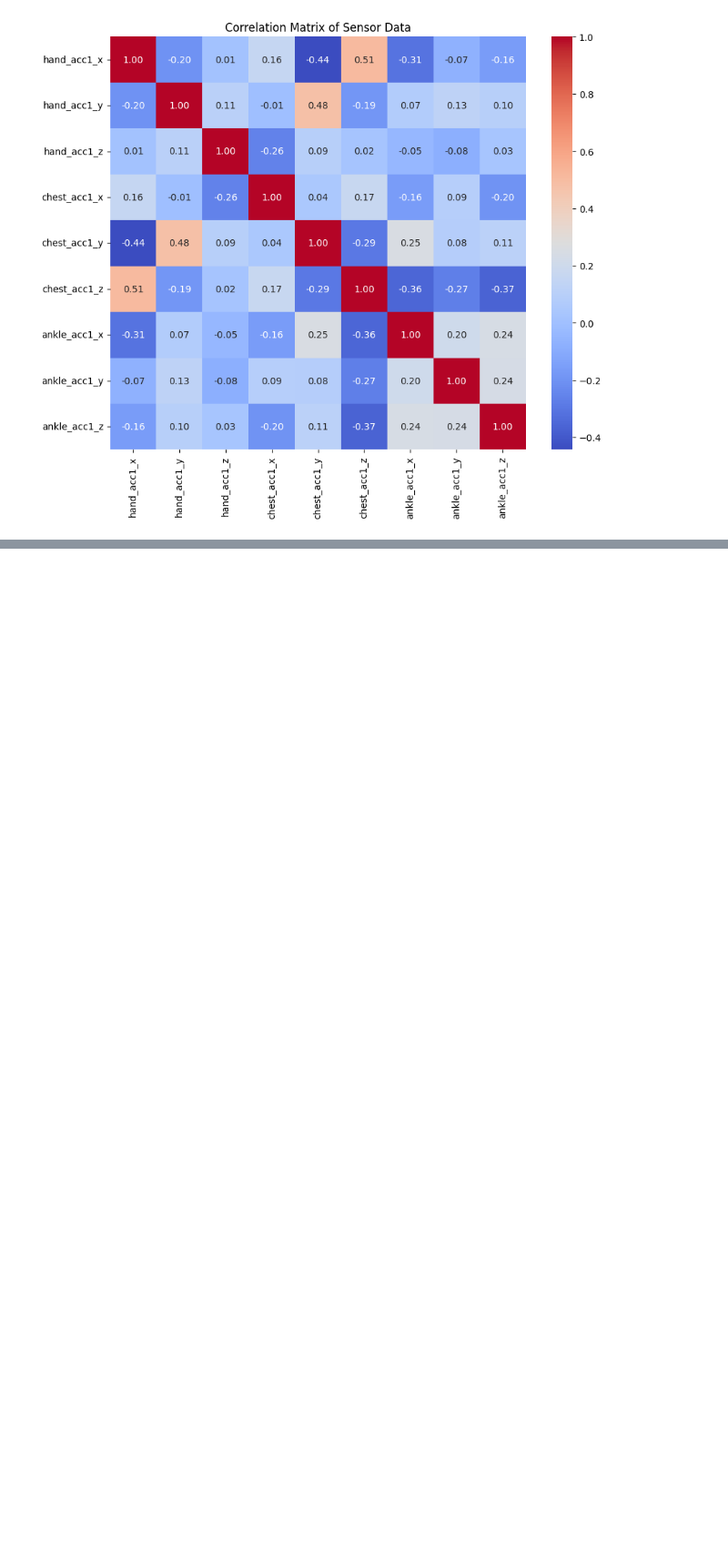
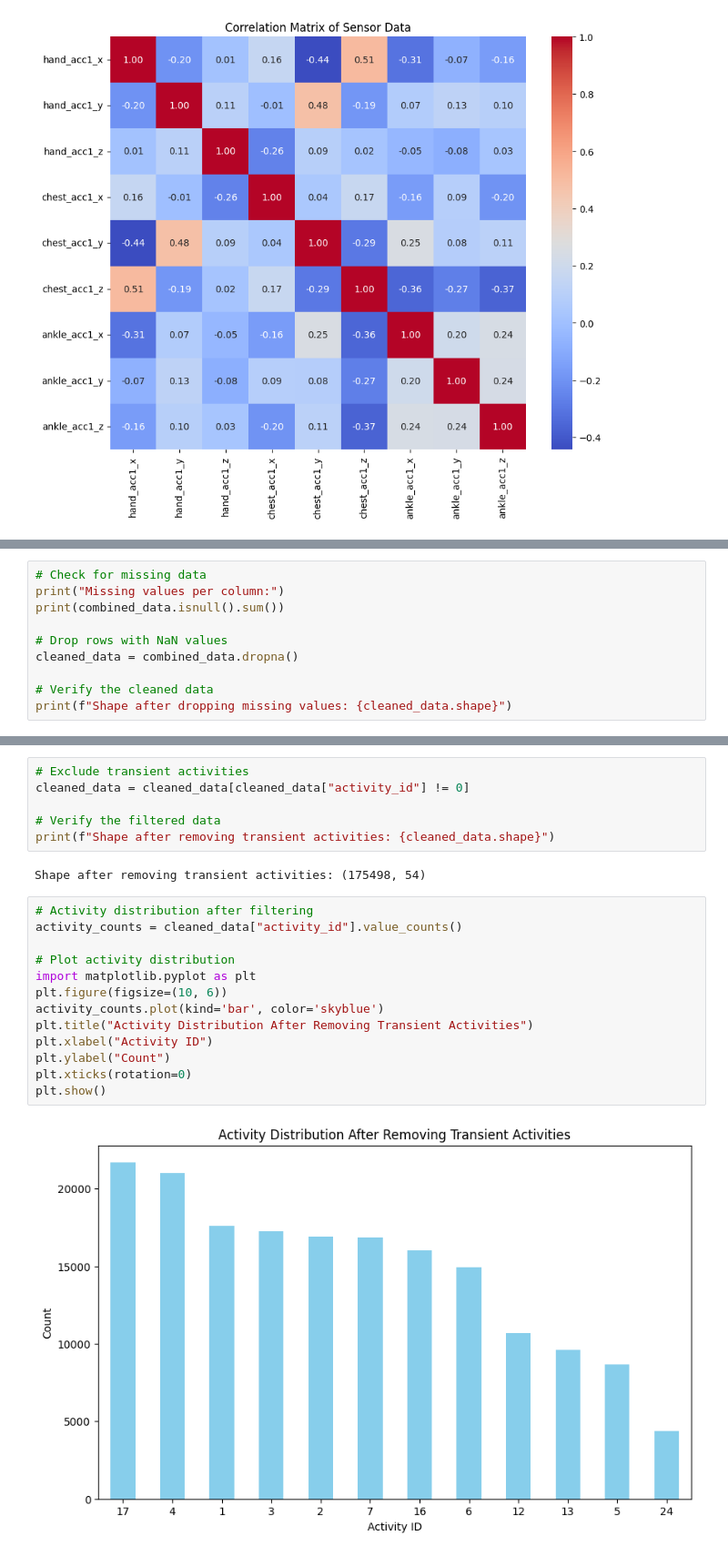
Before and after one commit to Balajinanda/Datascience-Project, a Jupyter notebook: Data_Science_Project.ipynb, the cells around one changed output, grey strips where cells are left out. Shown at 91% size. Drawn from its saved outputs; the diff is of its cells as text; blank space fills up the shorter version.

```diff
--- a/Data_Science_Project.ipynb
+++ b/Data_Science_Project.ipynb
@@ -200,0 +243,10 @@ plt.show()
+# %%
+# Check for missing data
+print("Missing values per column:")
+print(combined_data.isnull().sum())
+
+# Drop rows with NaN values
+cleaned_data = combined_data.dropna()
+
+# Verify the cleaned data
+print(f"Shape after dropping missing values: {cleaned_data.shape}")
@@ -200,0 +271,23 @@ plt.show()
+# %%
+# Exclude transient activities
+cleaned_data = cleaned_data[cleaned_data["activity_id"] != 0]
+
+# Verify the filtered data
+print(f"Shape after removing transient activities: {cleaned_data.shape}")
+# %% [output]
+Shape after removing transient activities: (175498, 54)
+# %%
+# Activity distribution after filtering
+activity_counts = cleaned_data["activity_id"].value_counts()
+
+# Plot activity distribution
+import matplotlib.pyplot as plt
+plt.figure(figsize=(10, 6))
+activity_counts.plot(kind='bar', color='skyblue')
+plt.title("Activity Distribution After Removing Transient Activities")
+plt.xlabel("Activity ID")
+plt.ylabel("Count")
+plt.xticks(rotation=0)
+plt.show()
+# %% [output]
+[figure, added]
```
Also changed, not shown: parts of 4 cells of this notebook.
